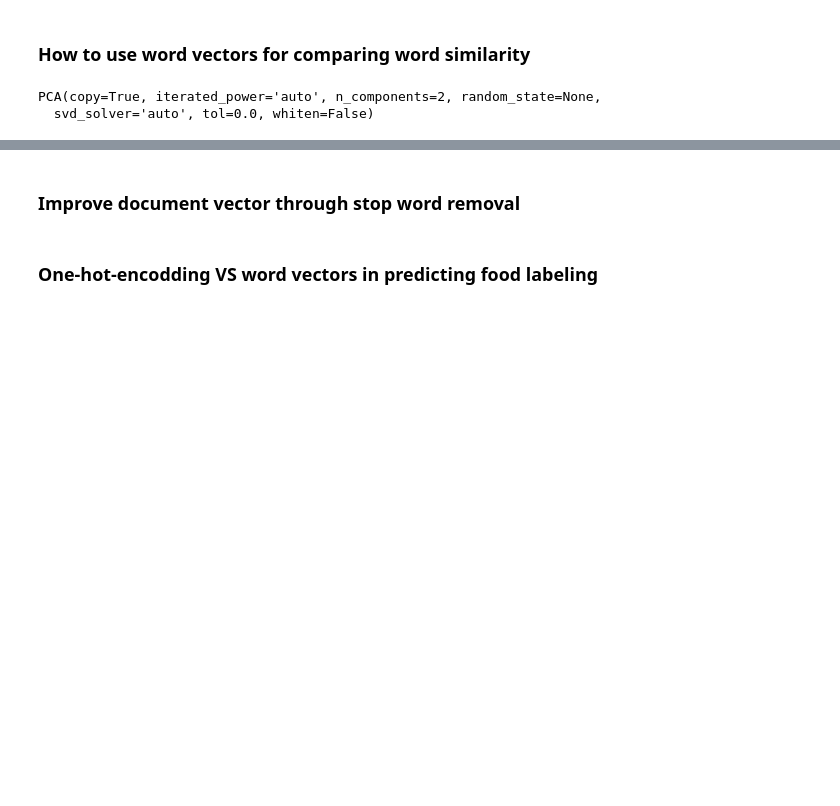
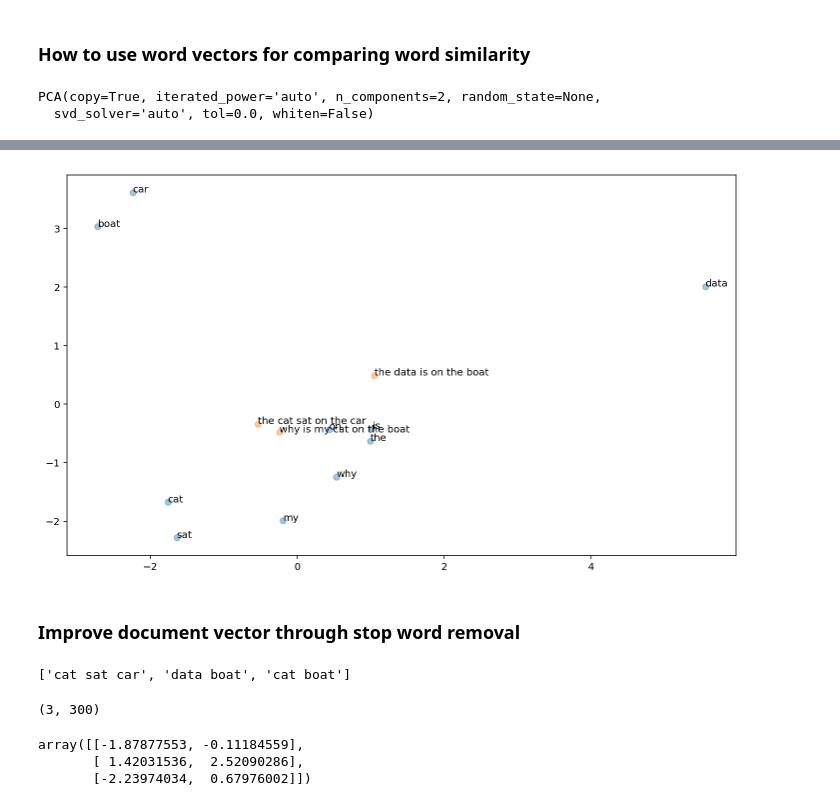
Before and after one commit to stephaniejychan/nlp-using-word-vectors, a Jupyter notebook: NLP using Word Vectors.ipynb, the cells around one changed output, grey strips where cells are left out. Cells and saved outputs as stored; diff of their text form; code cells hidden in the pictures; blank space fills up the shorter version.

```diff
--- a/NLP using Word Vectors.ipynb
+++ b/NLP using Word Vectors.ipynb
@@ -83,0 +96,2 @@ plt.show()
+# %%
+doc_vectors = get_text_vectors(text_data)
@@ -84,4 +102,14 @@ plt.show()
+# %%
+doc_vectors_2 = pca.transform(doc_vectors)
+# %%
+plt.figure(figsize=(12,7))
+
+plot_text_vectors(word_labels, word_vectors_2)
+
+plot_text_vectors(text_data, doc_vectors_2)
+
+plt.show()
+# %% [output]
+[figure, added]
 # %% [markdown]
 ### Improve document vector through stop word removal
-# %% [markdown]
-### One-hot-encodding VS word vectors in predicting food labeling
@@ -87,0 +121,17 @@ plt.show()
+# %%
+text_wo_stop_words = [remove_stop_words(doc) for doc in text_data]
+text_wo_stop_words
+# %% [output]
+['cat sat car', 'data boat', 'cat boat']
+# %%
+text_wo_stop_words_vectors = get_text_vectors(text_wo_stop_words)
+text_wo_stop_words_vectors.shape
+# %% [output]
+(3, 300)
+# %%
+text_wo_stop_words_vectors_2 = pca.transform(text_wo_stop_words_vectors)
+text_wo_stop_words_vectors_2
+# %% [output]
+array([[-1.87877553, -0.11184559],
+       [ 1.42031536,  2.52090286],
+       [-2.23974034,  0.67976002]])
```
Also changed, not shown: parts of 16 cells of this notebook.
